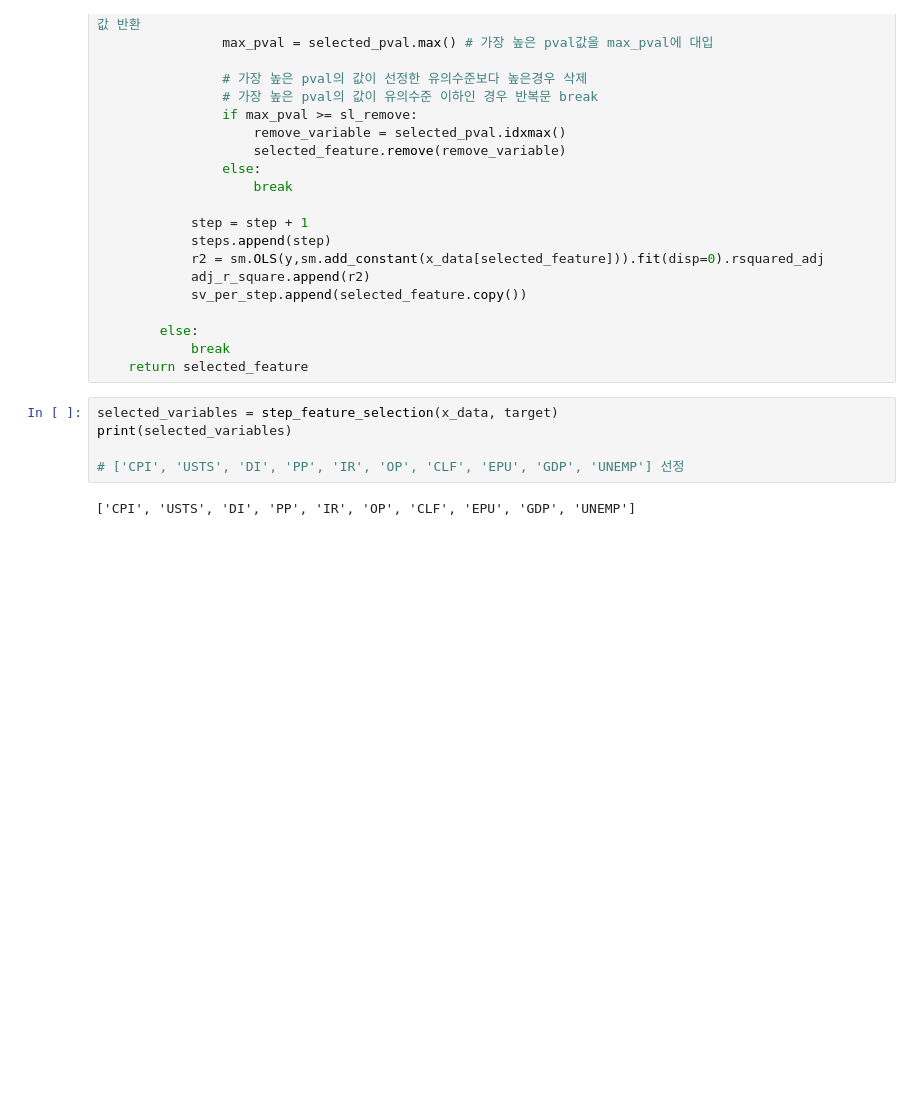
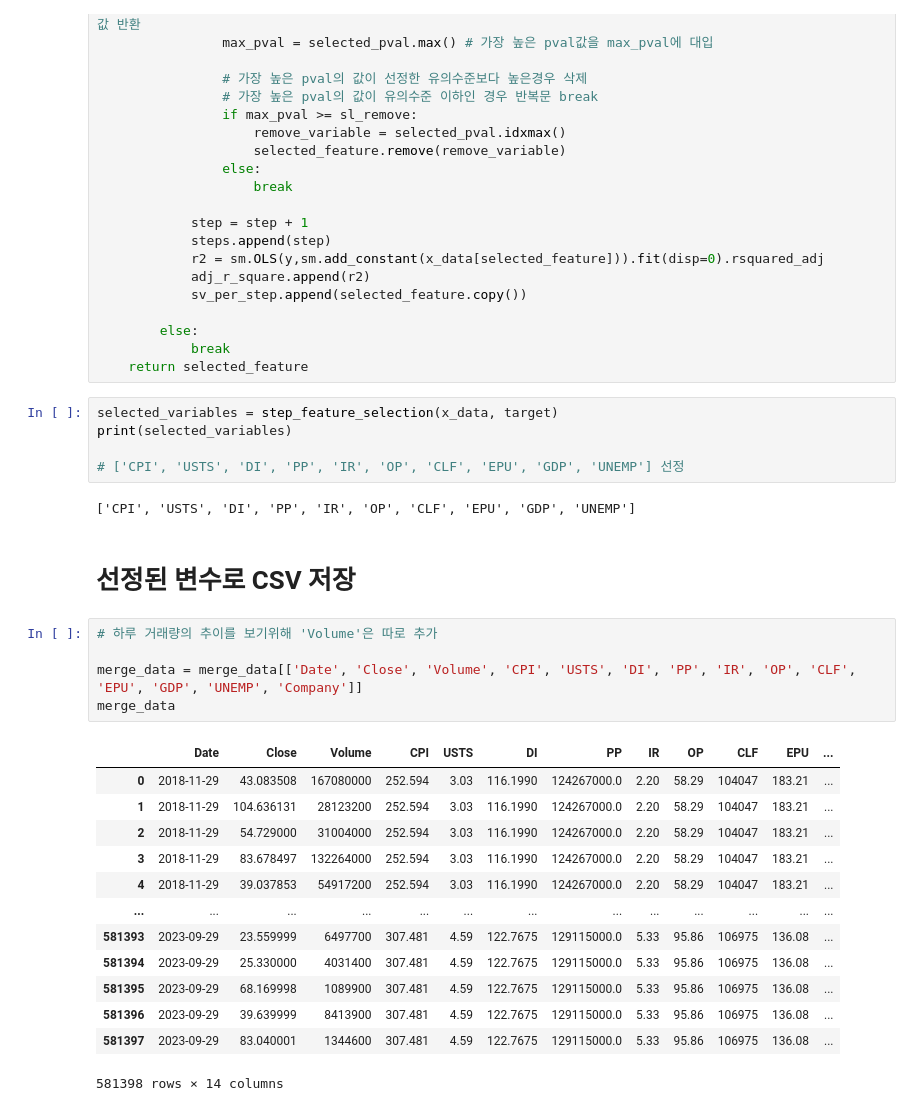
Before and after one commit to JeukYun/Stock_Forecasting, a Jupyter notebook: 2_데이터 처리.ipynb, the cells around one changed output. Saved outputs shown, nothing was run; the diff lists cells and outputs as text; blank space fills up the shorter version.

```diff
--- a/2_데이터 처리.ipynb
+++ b/2_데이터 처리.ipynb
@@ -731,3 +731,24 @@ print(selected_variables)
 # ['CPI', 'USTS', 'DI', 'PP', 'IR', 'OP', 'CLF', 'EPU', 'GDP', 'UNEMP'] 선정
 # %% [output]
 ['CPI', 'USTS', 'DI', 'PP', 'IR', 'OP', 'CLF', 'EPU', 'GDP', 'UNEMP']
+# %% [markdown]
+# 선정된 변수로 CSV 저장
+# %%
+# 하루 거래량의 추이를 보기위해 'Volume'은 따로 추가
+
+merge_data = merge_data[['Date', 'Close', 'Volume', 'CPI', 'USTS', 'DI', 'PP', 'IR', 'OP', 'CLF', 'EPU', 'GDP', 'UNEMP', 'Company']]
+merge_data
+# %% [output]
+|  | Date | Close | Volume | CPI | USTS | DI | PP | IR | OP | CLF | EPU | ... |
+| 0 | 2018-11-29 | 43.083508 | 167080000 | 252.594 | 3.03 | 116.1990 | 124267000.0 | 2.20 | 58.29 | 104047 | 183.21 | ... |
+| 1 | 2018-11-29 | 104.636131 | 28123200 | 252.594 | 3.03 | 116.1990 | 124267000.0 | 2.20 | 58.29 | 104047 | 183.21 | ... |
+| 2 | 2018-11-29 | 54.729000 | 31004000 | 252.594 | 3.03 | 116.1990 | 124267000.0 | 2.20 | 58.29 | 104047 | 183.21 | ... |
+| 3 | 2018-11-29 | 83.678497 | 132264000 | 252.594 | 3.03 | 116.1990 | 124267000.0 | 2.20 | 58.29 | 104047 | 183.21 | ... |
+| 4 | 2018-11-29 | 39.037853 | 54917200 | 252.594 | 3.03 | 116.1990 | 124267000.0 | 2.20 | 58.29 | 104047 | 183.21 | ... |
+| ... | ... | ... | ... | ... | ... | ... | ... | ... | ... | ... | ... | ... |
+| 581393 | 2023-09-29 | 23.559999 | 6497700 | 307.481 | 4.59 | 122.7675 | 129115000.0 | 5.33 | 95.86 | 106975 | 136.08 | ... |
+| 581394 | 2023-09-29 | 25.330000 | 4031400 | 307.481 | 4.59 | 122.7675 | 129115000.0 | 5.33 | 95.86 | 106975 | 136.08 | ... |
+| 581395 | 2023-09-29 | 68.169998 | 1089900 | 307.481 | 4.59 | 122.7675 | 129115000.0 | 5.33 | 95.86 | 106975 | 136.08 | ... |
+| 581396 | 2023-09-29 | 39.639999 | 8413900 | 307.481 | 4.59 | 122.7675 | 129115000.0 | 5.33 | 95.86 | 106975 | 136.08 | ... |
+| 581397 | 2023-09-29 | 83.040001 | 1344600 | 307.481 | 4.59 | 122.7675 | 129115000.0 | 5.33 | 95.86 | 106975 | 136.08 | ... |
+581398 rows × 14 columns
```
Also changed, not shown: parts of 7 cells of this notebook, 3 other files.
